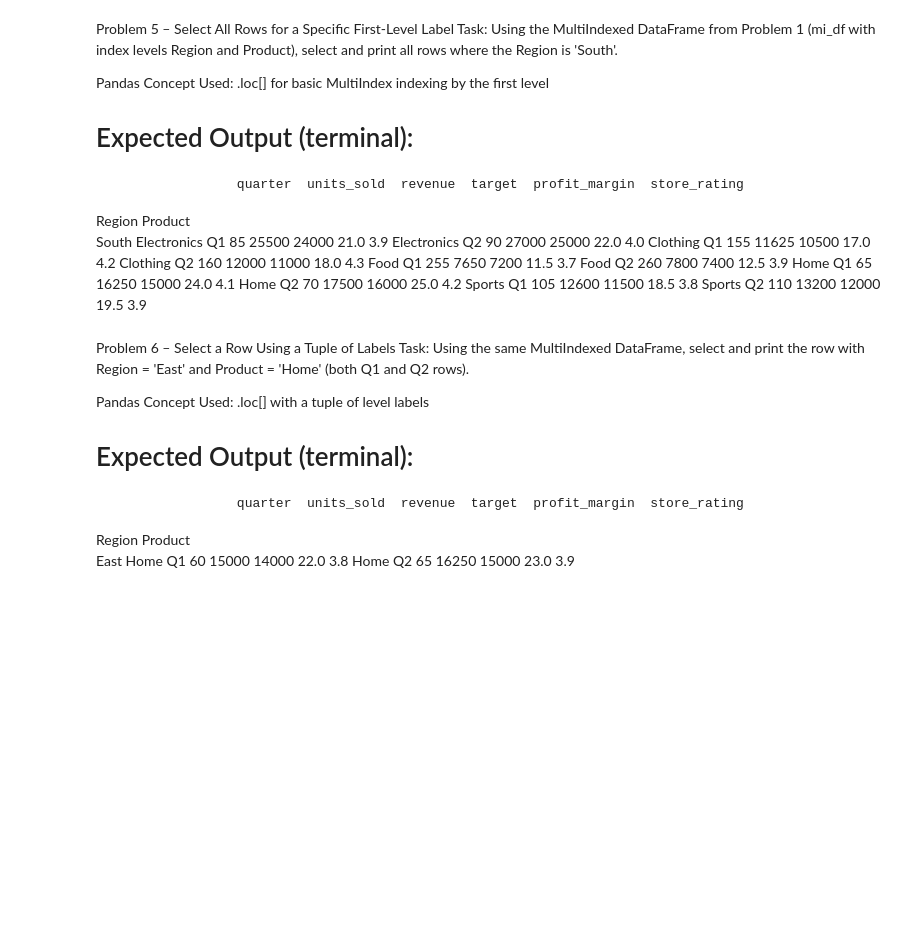
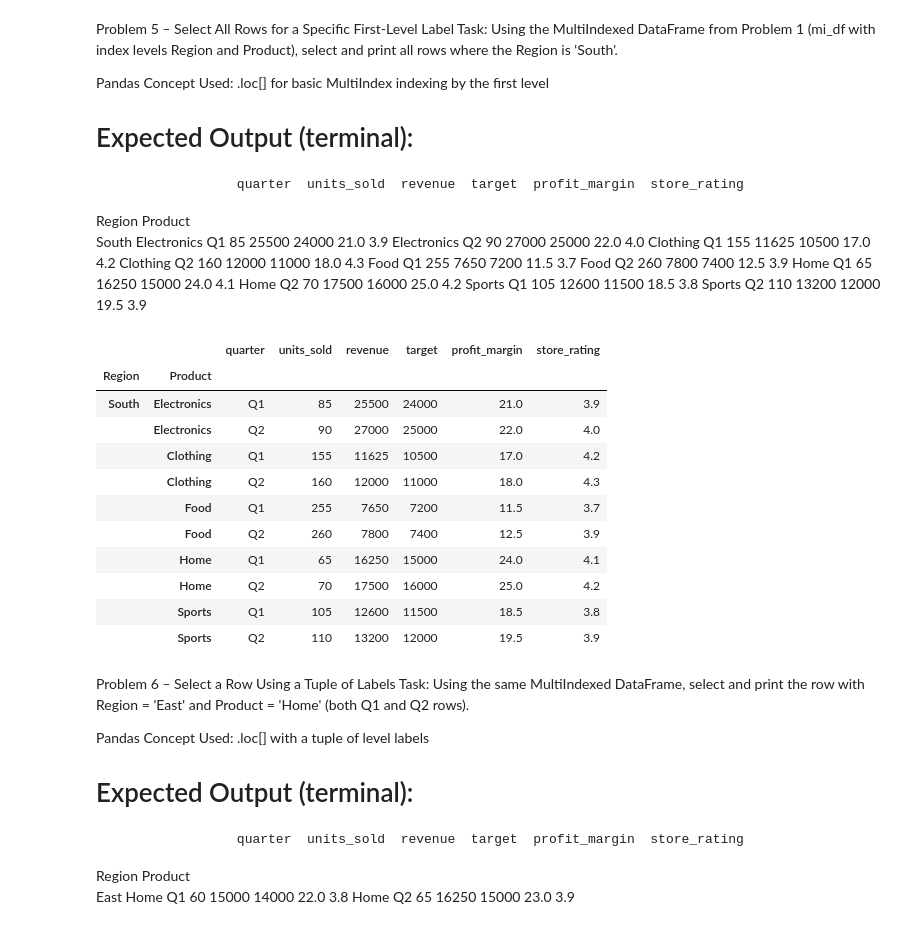
Before and after one commit to JerickJualo/Pandas---Problem-Solving---DeepSeek, a Jupyter notebook: Problem Solving/Multi-Index, Binary Operations Notebooks/Multi-Index, Binary - EASY.ipynb, the cells around one changed output. Drawn from its saved outputs; the diff is of its cells as text; code cells hidden in the pictures; blank space fills up the shorter version.

Commit message:
PART 13 - 5/16/26 -Multi-Index and Binary - EASY (1-8)

```diff
--- a/Problem Solving/Multi-Index, Binary Operations Notebooks/Multi-Index, Binary - EASY.ipynb
+++ b/Problem Solving/Multi-Index, Binary Operations Notebooks/Multi-Index, Binary - EASY.ipynb
@@ -49,3 +49,13 @@ North  Electronics           Q1          90    27000   25000           22.5
        Clothing              Q2         170    12750   11500           16.5           3.9
        Food                  Q1         260     7800    7500           12.0           4.0
        Food                  Q2         270     8100    7800           13.5           4.2
+# %%
+mi_df = pd.MultiIndex.from_arrays([regional_df['region'],
+                                    regional_df['product_category']],
+                                    names = ['Region', 'Product'])
+copy1_df = regional_df.copy()
+copy1_df.index = mi_df
+
+copy1_df = copy1_df.drop(columns=['region', 'product_category'])
+
+print(copy1_df.head(6))
@@ -118,6 +197,21 @@ South  Electronics       Q1          85    25500   24000           21.0
        Home              Q2          70    17500   16000           25.0           4.2
        Sports            Q1         105    12600   11500           18.5           3.8
        Sports            Q2         110    13200   12000           19.5           3.9
+# %%
+copy1_df.loc[['South']].head(10)
+# %% [output]
+|  |  | quarter | units_sold | revenue | target | profit_margin | store_rating |
+| Region | Product |  |  |  |  |  |  |
+| South | Electronics | Q1 | 85 | 25500 | 24000 | 21.0 | 3.9 |
+|  | Electronics | Q2 | 90 | 27000 | 25000 | 22.0 | 4.0 |
+|  | Clothing | Q1 | 155 | 11625 | 10500 | 17.0 | 4.2 |
+|  | Clothing | Q2 | 160 | 12000 | 11000 | 18.0 | 4.3 |
+|  | Food | Q1 | 255 | 7650 | 7200 | 11.5 | 3.7 |
+|  | Food | Q2 | 260 | 7800 | 7400 | 12.5 | 3.9 |
+|  | Home | Q1 | 65 | 16250 | 15000 | 24.0 | 4.1 |
+|  | Home | Q2 | 70 | 17500 | 16000 | 25.0 | 4.2 |
+|  | Sports | Q1 | 105 | 12600 | 11500 | 18.5 | 3.8 |
+|  | Sports | Q2 | 110 | 13200 | 12000 | 19.5 | 3.9 |
 # %% [markdown]
 Problem 6 – Select a Row Using a Tuple of Labels
 Task:
```
Also changed, not shown: parts of 7 cells of this notebook.
